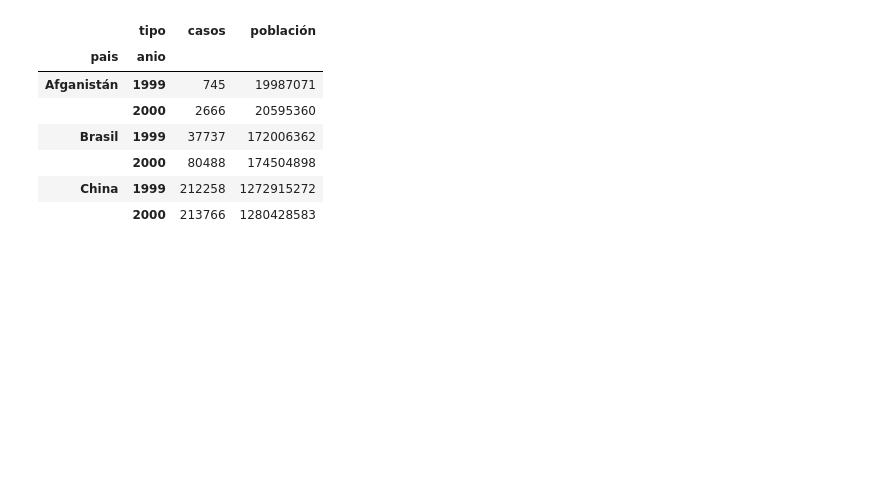
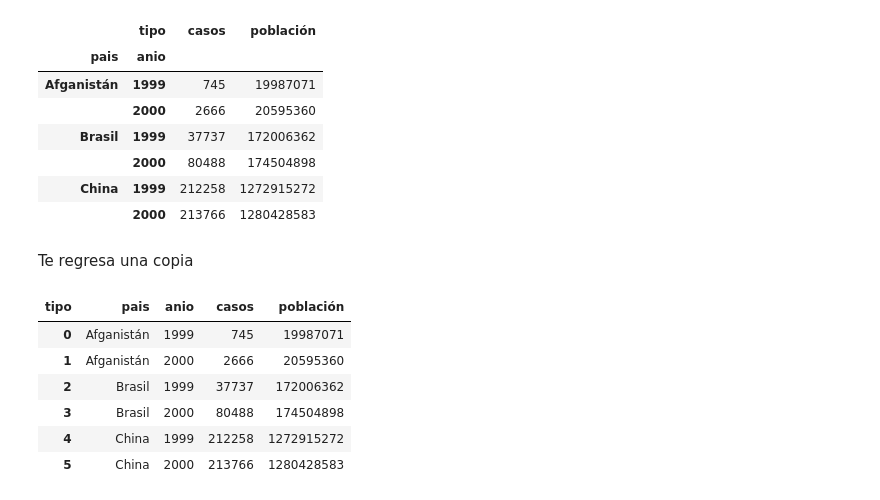
Before and after one commit to Data-G17A/notebooks-modulo-2, a Jupyter notebook: sesion-04/sesion-04.ipynb, the cells around one changed output. Drawn from its saved outputs; the diff is of its cells as text; code cells hidden in the pictures; blank space fills up the shorter version.

```diff
--- a/sesion-04/sesion-04.ipynb
+++ b/sesion-04/sesion-04.ipynb
@@ -121,7 +121,8 @@ wider_to_long
 | 10 | China | 2000 | casos | 213766 |
 | 11 | China | 2000 | población | 1280428583 |
 # %%
-wider_to_long.pivot_table(index=['pais', 'anio'], columns= 'tipo', values='cuenta')
+wider_to_long = wider_to_long.pivot_table(index=['pais', 'anio'], columns= 'tipo', values='cuenta')
+wider_to_long
 # %% [output]
 |  | tipo | casos | población |
 | pais | anio |  |  |
@@ -131,3 +132,16 @@ wider_to_long.pivot_table(index=['pais', 'anio'], columns= 'tipo', values='cuent
 |  | 2000 | 80488 | 174504898 |
 | China | 1999 | 212258 | 1272915272 |
 |  | 2000 | 213766 | 1280428583 |
+# %% [markdown]
+Te regresa una copia
+# %%
+wider_to_long = wider_to_long.reset_index()
+wider_to_long
+# %% [output]
+| tipo | pais | anio | casos | población |
+| 0 | Afganistán | 1999 | 745 | 19987071 |
+| 1 | Afganistán | 2000 | 2666 | 20595360 |
+| 2 | Brasil | 1999 | 37737 | 172006362 |
+| 3 | Brasil | 2000 | 80488 | 174504898 |
+| 4 | China | 1999 | 212258 | 1272915272 |
+| 5 | China | 2000 | 213766 | 1280428583 |
```
Also changed, not shown: parts of 19 cells of this notebook.
